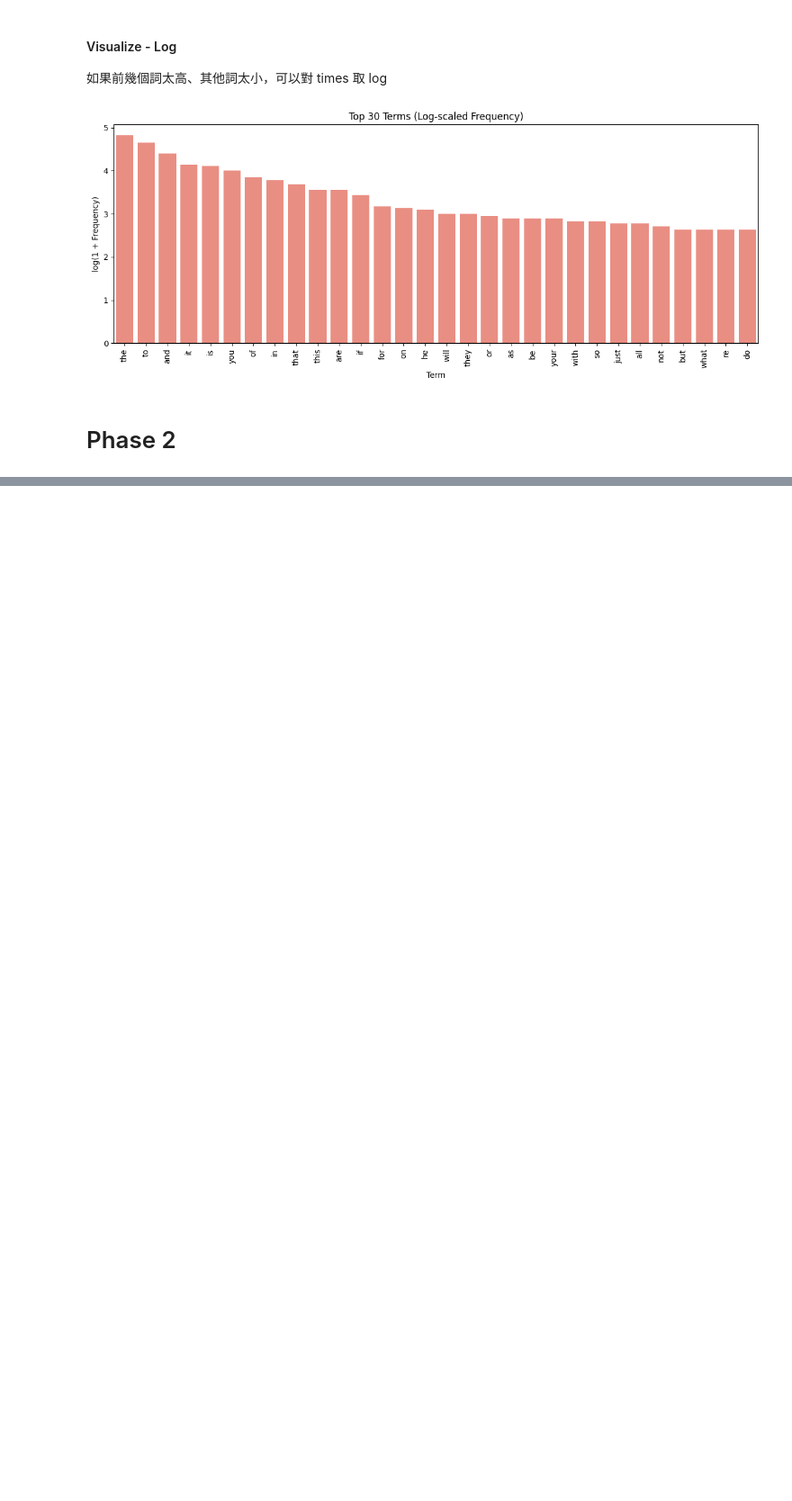
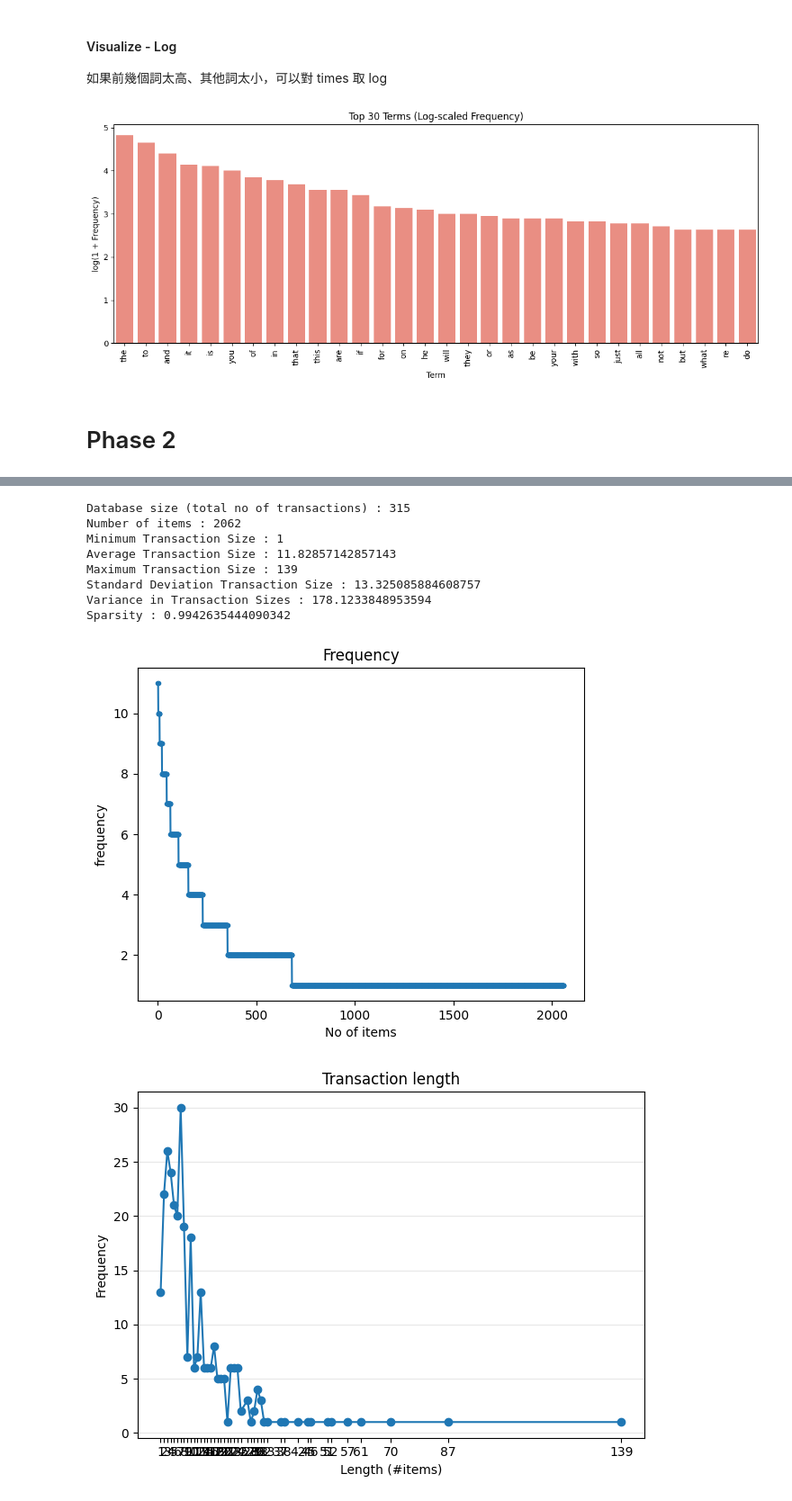
Before and after one commit to lala040221/DM2025-Lab1-Exercise, a Jupyter notebook: DM2025-Lab1-Homework.ipynb, the cells around one changed output, grey strips where cells are left out. Shown at 90% size. Drawn from its saved outputs; the diff is of its cells as text; code cells hidden in the pictures; blank space fills up the shorter version.

```diff
--- a/DM2025-Lab1-Homework.ipynb
+++ b/DM2025-Lab1-Homework.ipynb
@@ -597,0 +879,16 @@ plt.show()
+# %%
+obj = tds.TransactionalDatabase('td_freq_db_new_-1_0.csv')
+obj.run()
+obj.printStats()
+obj.plotGraphs()
+# %% [output]
+Database size (total no of transactions) : 315
+Number of items : 2062
+Minimum Transaction Size : 1
+Average Transaction Size : 11.82857142857143
+Maximum Transaction Size : 139
+Standard Deviation Transaction Size : 13.325085884608757
+Variance in Transaction Sizes : 178.1233848953594
+Sparsity : 0.9942635444090342
+[figure, added]
+[figure, added]
```
Also changed, not shown: parts of 89 cells of this notebook, 6 other files.
